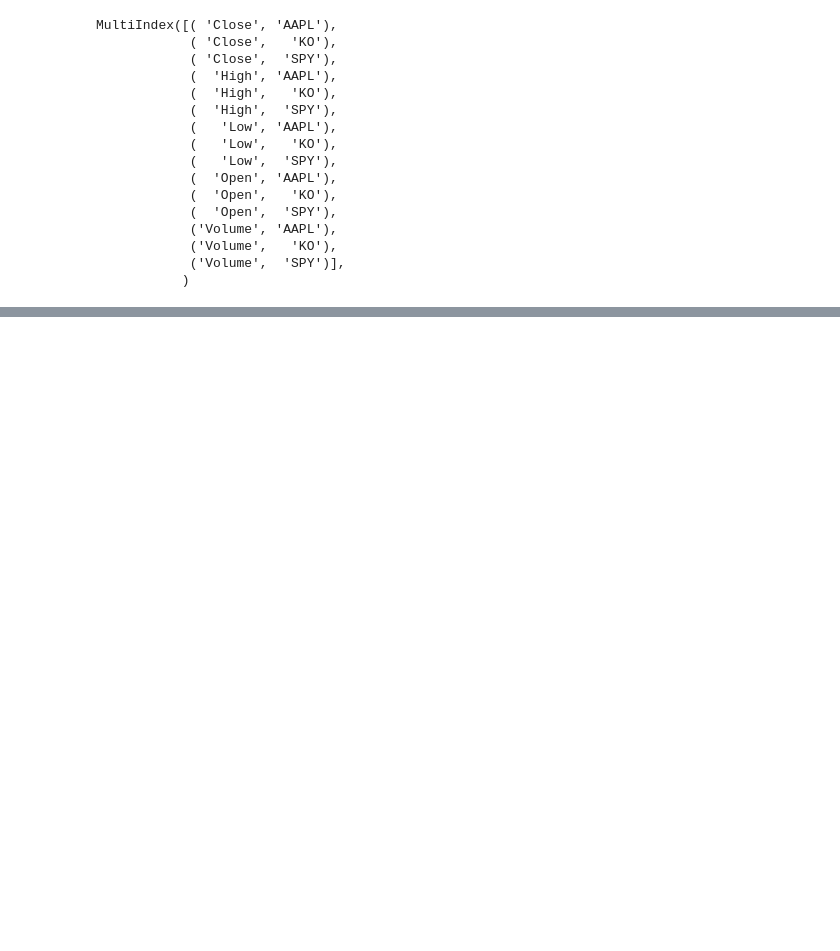
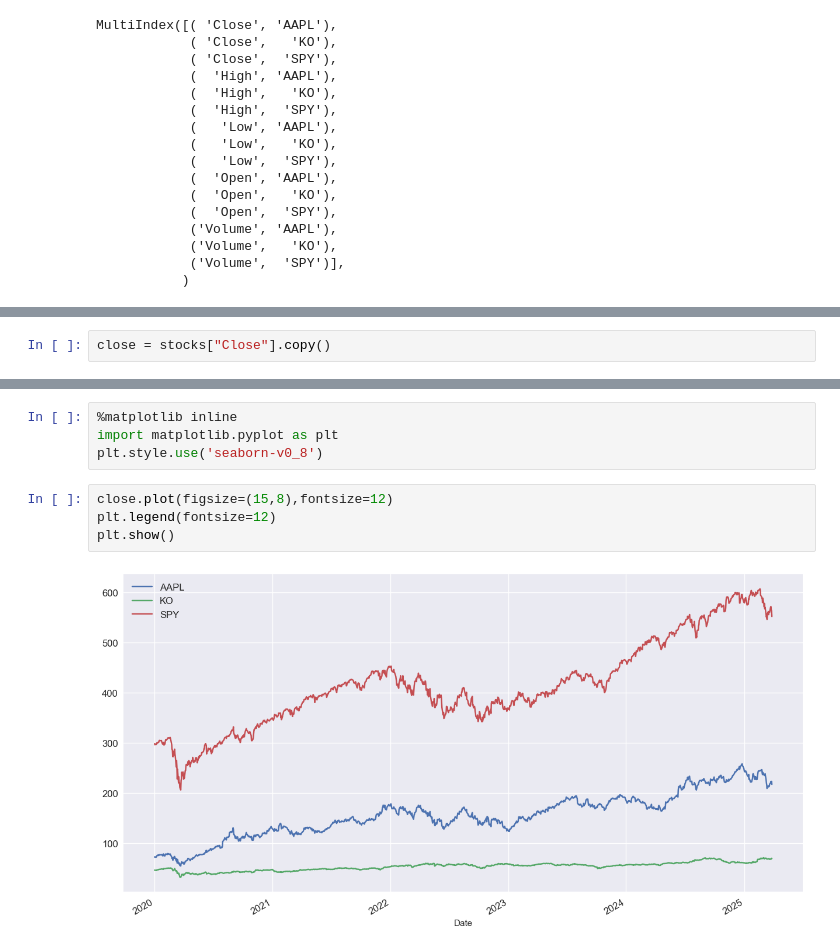
Before and after one commit to JorgePCDV/pcdv-algos, a Jupyter notebook: src/starter_files/algo1.ipynb, the cells around one changed output, grey strips where cells are left out. Saved outputs shown, nothing was run; the diff lists cells and outputs as text; blank space fills up the shorter version.

Commit message:
close plot()

```diff
--- a/src/starter_files/algo1.ipynb
+++ b/src/starter_files/algo1.ipynb
@@ -218,0 +249,2 @@ MultiIndex([( 'Close', 'AAPL'),
+# %%
+close = stocks["Close"].copy()
@@ -218,0 +268,10 @@ MultiIndex([( 'Close', 'AAPL'),
+# %%
+%matplotlib inline
+import matplotlib.pyplot as plt
+plt.style.use('seaborn-v0_8')
+# %%
+close.plot(figsize=(15,8),fontsize=12)
+plt.legend(fontsize=12)
+plt.show()
+# %% [output]
+[figure, added]
```
Also changed, not shown: parts of 3 cells of this notebook.
